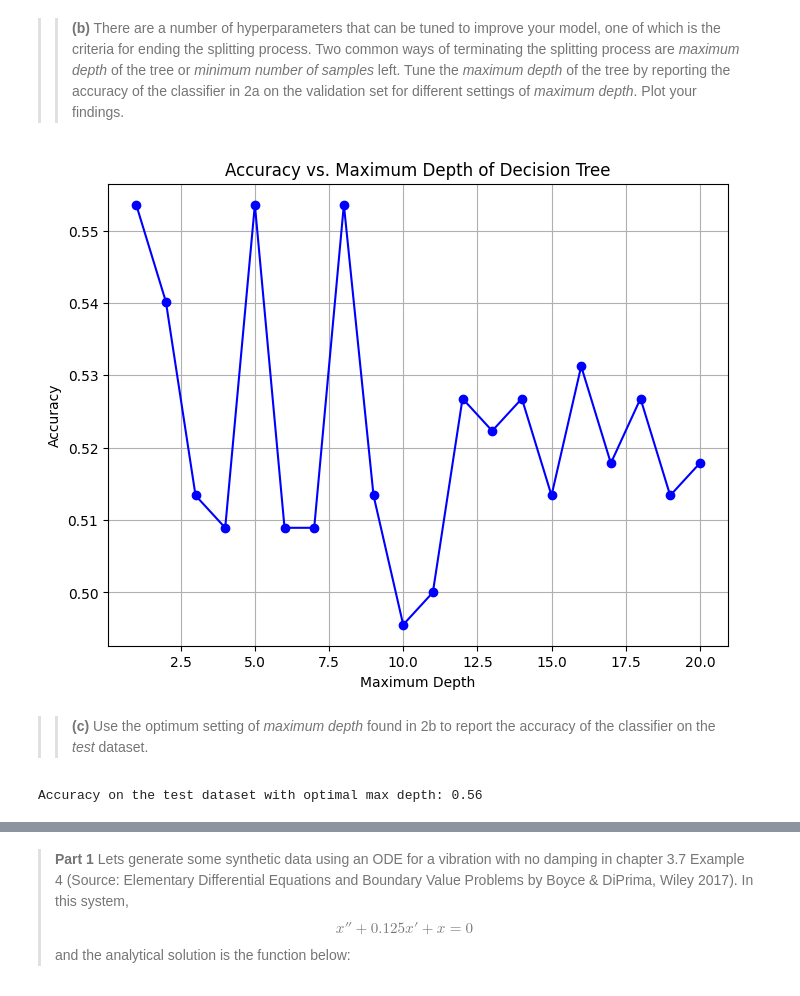
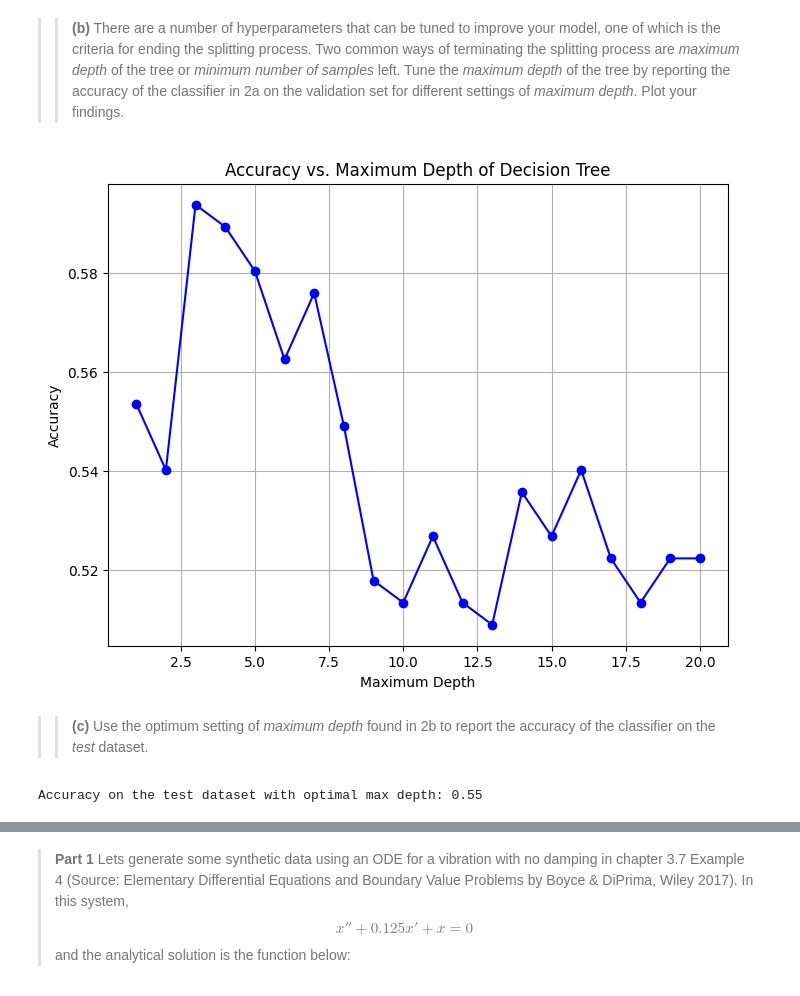
Before and after one commit to ebunalabiTH/assignment_2_Fall2023-ebunolwua-alabi, a Jupyter notebook: EA_assignment_2_Fall2023.ipynb, the cells around one changed output, grey strips where cells are left out. Cells and saved outputs as stored; diff of their text form; code cells hidden in the pictures.

```diff
--- a/EA_assignment_2_Fall2023.ipynb
+++ b/EA_assignment_2_Fall2023.ipynb
@@ -443,12 +442,8 @@ from sklearn.tree import DecisionTreeClassifier
 
 def train(dataset, max_depth=None):
     # Separate the features (X) and target labels (y)
-    X = dataset[['alcohol', 'pH']]
+    X = dataset[['alcohol', 'pH', 'fixed acidity', 'volatile acidity', 'citric acid', 'residual sugar']]
     y = dataset['quality']
-    # x_train = synth_train_df[['x1', 'x2']]
-    # y_train = synth_train_df['y']
-    # x_test = synth_test_df[['x1', 'x2']]
-    # y_test = synth_test_df['y']
 
     # Initialize the DecisionTreeClassifier with the specified max_depth
     model = DecisionTreeClassifier(max_depth=max_depth)
@@ -466,45 +461,45 @@ def train(dataset, max_depth=None):
 # Assuming 'alcohol' and 'pH' are the feature columns, and 'quality' is the target column
 
 # Split the dataset into training and validation sets
-X_train = red_train_df[['alcohol', 'pH']]
+X_train = red_train_df[['alcohol', 'pH', 'fixed acidity', 'volatile acidity', 'citric acid', 'residual sugar']]
 y_train = red_train_df['quality']
-X_test = red_test_df[['alcohol', 'pH']]
+X_test = red_test_df[['alcohol', 'pH', 'fixed acidity', 'volatile acidity', 'citric acid', 'residual sugar']]
 y_test = red_test_df['quality']
-X_valid = red_valid_df[['alcohol', 'pH']]
+X_valid = red_valid_df[['alcohol', 'pH', 'fixed acidity', 'volatile acidity', 'citric acid', 'residual sugar']]
 y_valid = red_valid_df['quality']
 
 # Define a range of maximum depth values to test
 max_depth_values = range(1, 21)  # Test from depth 1 to 20
 
 # Initialize lists to store accuracies
 accuracies = []
 
 # Iterate over different maximum depth values
 for max_depth in max_depth_values:
     # Initialize and train the decision tree classifier with the current max_depth
     model = train(red_train_df, max_depth=max_depth)
 
     # Evaluate the accuracy on the validation set
     accuracy = model.score(X_valid, y_valid)
     accuracies.append(accuracy)
 
 # Plot accuracies against maximum depth values
 plt.figure(figsize=(8, 6))
 plt.plot(max_depth_values, accuracies, marker='o', linestyle='-', color='b')
 plt.title("Accuracy vs. Maximum Depth of Decision Tree")
 plt.xlabel("Maximum Depth")
 plt.ylabel("Accuracy")
 plt.grid(True)
 plt.show()
 # %% [output]
-[figure, old version]
+[figure, new version]
 # %% [markdown]
 >> **(c)** Use the optimum setting of *maximum depth* found in 2b to report the accuracy of the classifier on the *test* dataset.
 # %%
 #TODO: Write
 
 # Assuming 'alcohol' and 'pH' are the feature columns, and 'quality' is the target column
-X_test = red_test_df[['alcohol', 'pH']]
+X_test = red_test_df[['alcohol', 'pH', 'fixed acidity', 'volatile acidity', 'citric acid', 'residual sugar']]
 y_test = red_test_df['quality']
 
 # Initialize and train the decision tree classifier with the optimal maximum depth
@@ -519,7 +514,7 @@ y_pred = model.predict(X_test)
 test_accuracy = accuracy_score(y_test, y_pred)
 print(f"Accuracy on the test dataset with optimal max depth: {test_accuracy:.2f}")
 # %% [output]
-Accuracy on the test dataset with optimal max depth: 0.56
+Accuracy on the test dataset with optimal max depth: 0.55
 # %% [markdown]
 # **Problem 4: Systems - Estimating ODE Parameters**
 
```
Also changed, not shown: parts of 9 cells of this notebook.
